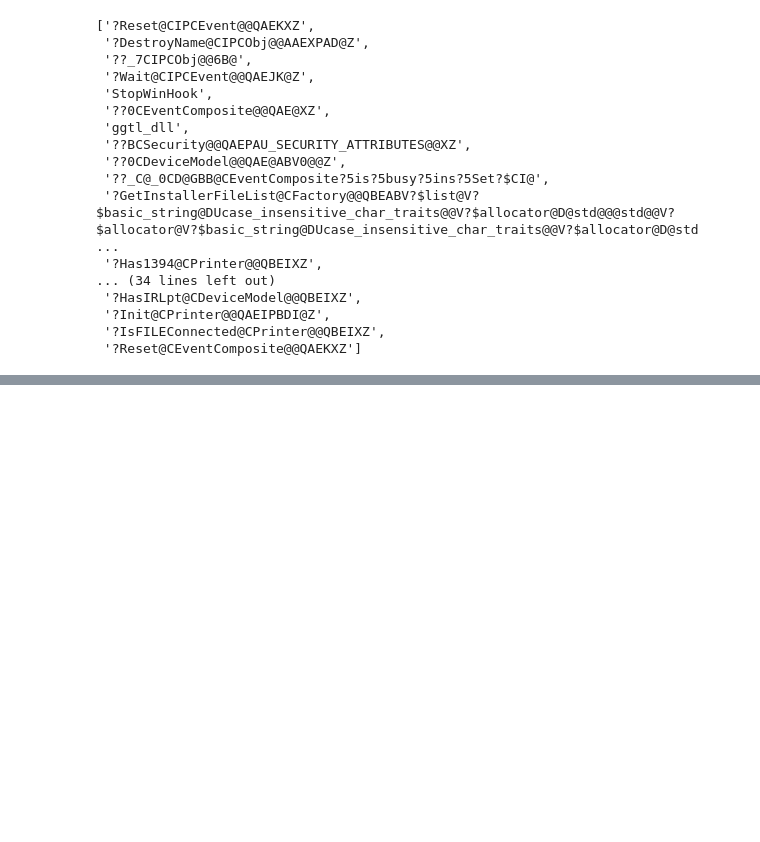
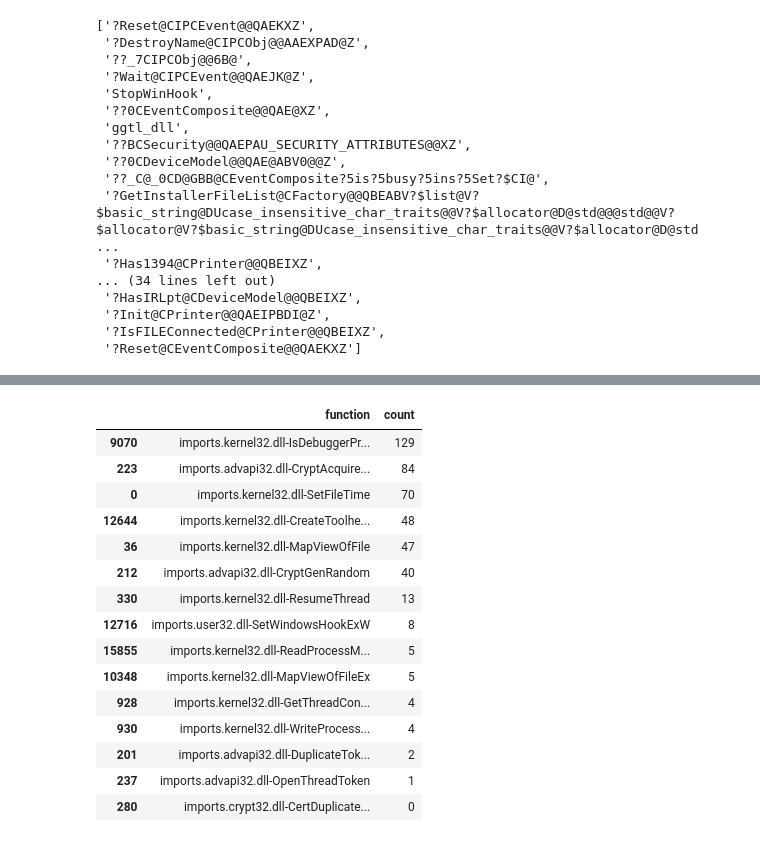
Before and after one commit to patrycjapiechowicz/cybersec, a Jupyter notebook: notebooks/Eda imports, exports.ipynb, the cells around one changed output, grey strips where cells are left out. Drawn from its saved outputs; the diff is of its cells as text; code cells hidden in the pictures; blank space fills up the shorter version.

```diff
--- a/notebooks/Eda imports, exports.ipynb
+++ b/notebooks/Eda imports, exports.ipynb
@@ -248,3 +248,52 @@ Wall time: 5.18 s
 | 315 | imports.kernel32.dll-CreateFileW | 132 |
 | 932 | imports.kernel32.dll-FreeEnvironm... | 132 |
 | 933 | imports.kernel32.dll-GetOEMCP | 132 |
+# %%
+# check function from article
+# # from article
+# KERNEL32.DLL!MapViewOfFile	Code Injection
+# KERNEL32.DLL!IsDebuggerPresent	 Anti-Debugging
+# KERNEL32.DLL!GetThreadContext	 Code Injection
+# KERNEL32.DLL!ReadProcessMemory	 Code Injection
+# KERNEL32.DLL!ResumeThread	 Code Injection
+# KERNEL32.DLL!ResumeThread	 Code Injection
+# KERNEL32.DLL!WriteProcessMemory	 Code Injection
+# KERNEL32.DLL!SetFileTime	 Stealth
+# USER32.DLL!SetWindowsHookExW	 API Hooking
+# KERNEL32.DLL!MapViewOfFile	 Code Injection
+# ADVAPI32.DLL!CryptGenRandom	 Encryption
+# ADVAPI32.DLL!CryptAcquireContextW	 Encryption
+# KERNEL32.DLL!CreateToolhelp32Snapshot	 Process Enumeration
+# ADVAPI32.DLL!OpenThreadToken	 Token Manipulation
+# ADVAPI32.DLL!DuplicateTokenEx	 Token Manipulation
+# CRYPT32.DLL!CertDuplicateCertificateContext	 Encryption
+
+
+malware_count_function_df[malware_count_function_df['function'].str.contains(
+    'kernel32.dll-MapViewOfFile|kernel32.dll-IsDebuggerPresent|'
+    'kernel32.dll-GetThreadContext|kernel32.dll-ReadProcessMemory|'
+    'kernel32.dll-ResumeThread|kernel32.dll-WriteProcessMemory|'
+    'kernel32.dll-SetFileTime|kernel32.dll-MapViewOfFile|'
+    'kernel32.dll-ResumeThread|user32.dll-SetWindowsHookExW|'
+    'kernel32.dll-CreateToolhelp32Snapshot|user32.dll-SetWindowsHookExW|'
+    'advapi32.dll-CryptGenRandom|advapi32.dll-OpenThreadToken|'
+    'advapi32.dll-CryptAcquireContextW|advapi32.dll-DuplicateTokenEx|'
+    'crypt32.dll-CertDuplicateCertificateContext')]
+# functions from article for malwares
+# %% [output]
+|  | function | count |
+| 9070 | imports.kernel32.dll-IsDebuggerPr... | 129 |
+| 223 | imports.advapi32.dll-CryptAcquire... | 84 |
+| 0 | imports.kernel32.dll-SetFileTime | 70 |
+| 12644 | imports.kernel32.dll-CreateToolhe... | 48 |
+| 36 | imports.kernel32.dll-MapViewOfFile | 47 |
+| 212 | imports.advapi32.dll-CryptGenRandom | 40 |
+| 330 | imports.kernel32.dll-ResumeThread | 13 |
+| 12716 | imports.user32.dll-SetWindowsHookExW | 8 |
+| 15855 | imports.kernel32.dll-ReadProcessM... | 5 |
+| 10348 | imports.kernel32.dll-MapViewOfFileEx | 5 |
+| 928 | imports.kernel32.dll-GetThreadCon... | 4 |
+| 930 | imports.kernel32.dll-WriteProcess... | 4 |
+| 201 | imports.advapi32.dll-DuplicateTok... | 2 |
+| 237 | imports.advapi32.dll-OpenThreadToken | 1 |
+| 280 | imports.crypt32.dll-CertDuplicate... | 0 |
```
Also changed, not shown: parts of 9 cells of this notebook.
